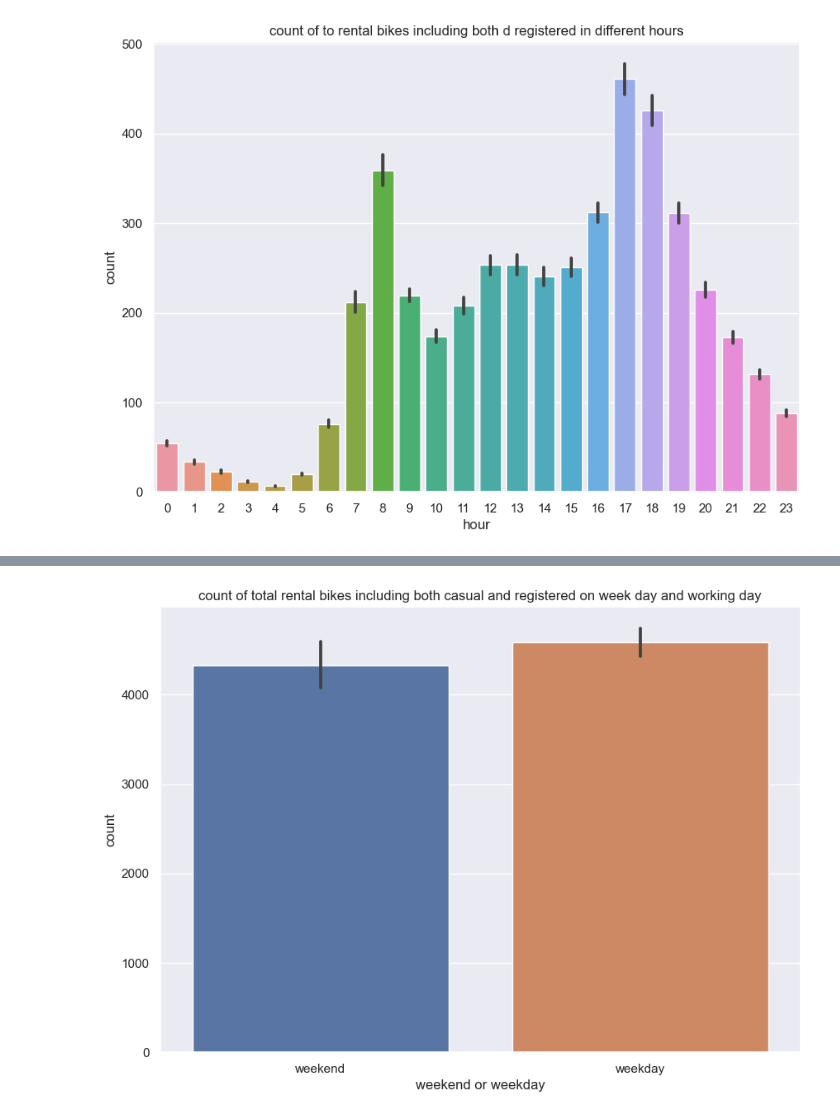
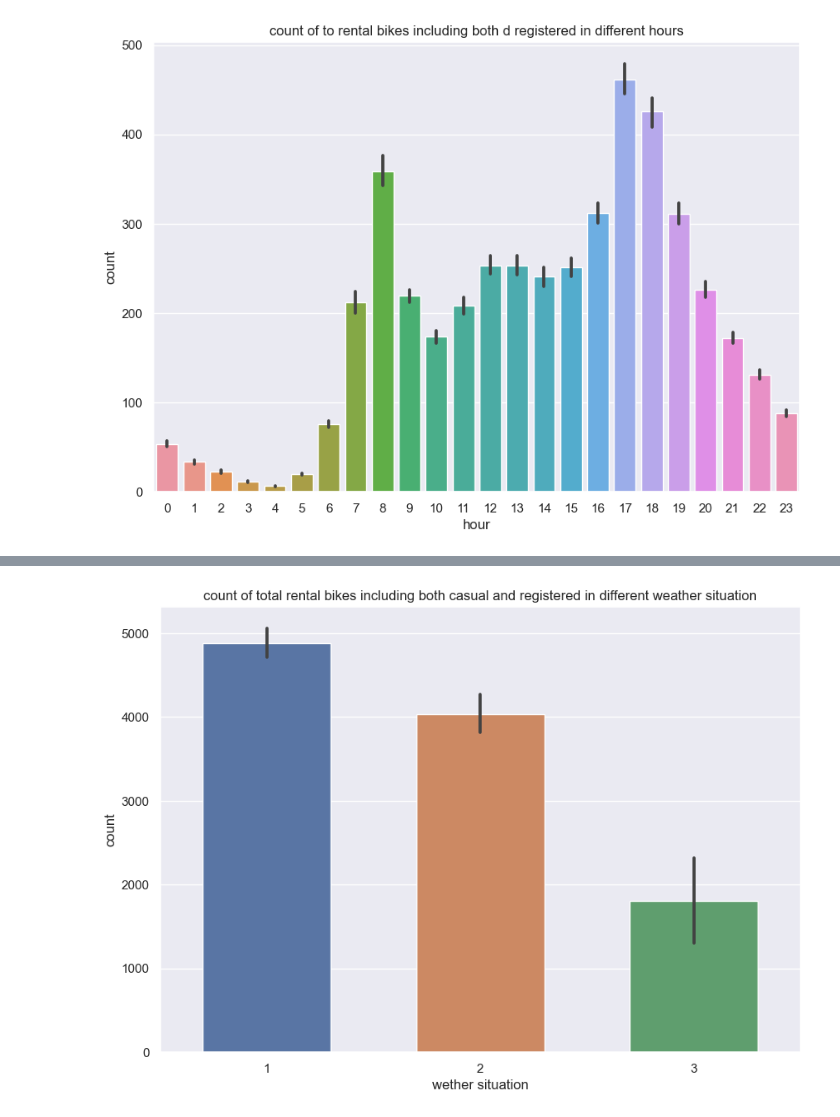
Before and after one commit to satomi26/Project-3-capital-bike-share, a Jupyter notebook: capital_bike.ipynb, the cells around one changed output, grey strips where cells are left out. Saved outputs shown, nothing was run; the diff lists cells and outputs as text; code cells hidden in the pictures.

```diff
--- a/capital_bike.ipynb
+++ b/capital_bike.ipynb
@@ -310,12 +431,12 @@ plt.show()
 # %%
-# how many bikes are rented on weekend and working day? 0 is weekend, 1 is weekday
+# how many bikes are rented in each weather situation? 1 is clear, few clouds, 2 mist and cloudy, 3 ligh snow, rain or thunderstorm
 plt.figure(figsize=(10,7))
-sns.barplot(data = df_day, x = df_day["workingday"], y = df_day["cnt"])
-plt.xlabel("weekend or weekday")
-plt.xticks([0,1],
-               ["weekend", "weekday"])
+sns.barplot(data = df_day, x = df_day["weathersit"], y = df_day["cnt"], width = .6)
+plt.xlabel("wether situation")
+""" plt.xticks([1,2,3],
+           ["clear day", "mist and cloudy", "ligh rain, right snow"]) """
 plt.ylabel("count")
-plt.title("count of total rental bikes including both casual and registered on week day and working day")
+plt.title("count of total rental bikes including both casual and registered in different weather situation")
 plt.show()
 # %% [output]
-[figure, old version]
+[figure, new version]
```
Also changed, not shown: parts of 19 cells of this notebook.
